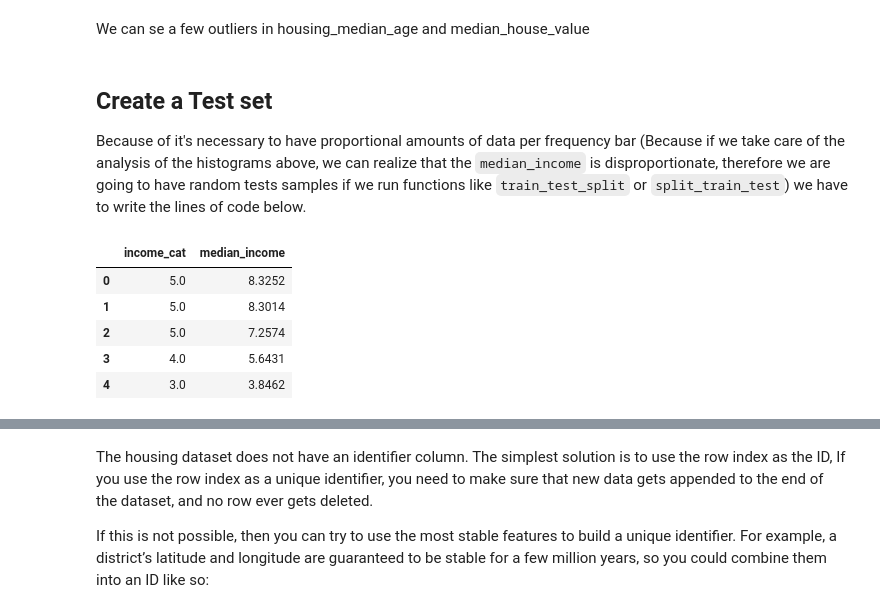
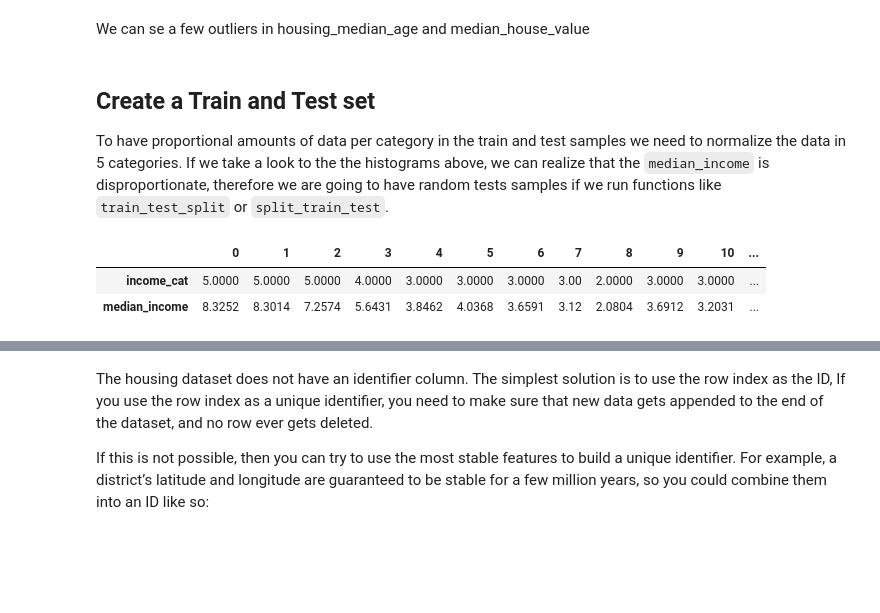
Before and after one commit to JoseJuan98/ml-regression-project-california-housing, a Jupyter notebook: HousePricePrediction.ipynb, the cells around one changed output, grey strips where cells are left out. Cells and saved outputs as stored; diff of their text form; code cells hidden in the pictures; blank space fills up the shorter version.

```diff
--- a/HousePricePrediction.ipynb
+++ b/HousePricePrediction.ipynb
@@ -154,18 +156,15 @@ plt.show()
 # %% [markdown]
 We can se a few outliers in housing_median_age and median_house_value
 # %% [markdown]
-## Create a Test set
+## Create a Train and Test set
 
-Because of it's necessary to have proportional amounts of data per frequency bar (Because if we take care of the analysis of the histograms above, we can realize that the `median_income` is disproportionate, therefore we are going to have random tests samples if we run functions like `train_test_split` or `split_train_test`) we have to write the lines of code below.
+To have proportional amounts of data per category in the train and test samples we need to normalize the data in 5 categories. If we take a look to the the histograms above, we can realize that the `median_income` is disproportionate, therefore we are going to have random tests samples if we run functions like `train_test_split` or `split_train_test`.
 # %%
 housing["income_cat"] = np.ceil(housing["median_income"] / 1.5)
 housing["income_cat"].where(housing["income_cat"] < 5, 5.0, inplace=True)
 # %%
-housing[["income_cat","median_income"]].head()
+housing[["income_cat","median_income"]].head(15).T
 # %% [output]
-|  | income_cat | median_income |
-| 0 | 5.0 | 8.3252 |
-| 1 | 5.0 | 8.3014 |
-| 2 | 5.0 | 7.2574 |
-| 3 | 4.0 | 5.6431 |
-| 4 | 3.0 | 3.8462 |
+|  | 0 | 1 | 2 | 3 | 4 | 5 | 6 | 7 | 8 | 9 | 10 | ... |
+| income_cat | 5.0000 | 5.0000 | 5.0000 | 4.0000 | 3.0000 | 3.0000 | 3.0000 | 3.00 | 2.0000 | 3.0000 | 3.0000 | ... |
+| median_income | 8.3252 | 8.3014 | 7.2574 | 5.6431 | 3.8462 | 4.0368 | 3.6591 | 3.12 | 2.0804 | 3.6912 | 3.2031 | ... |
```
Also changed, not shown: parts of 16 cells of this notebook, 1 other file.
